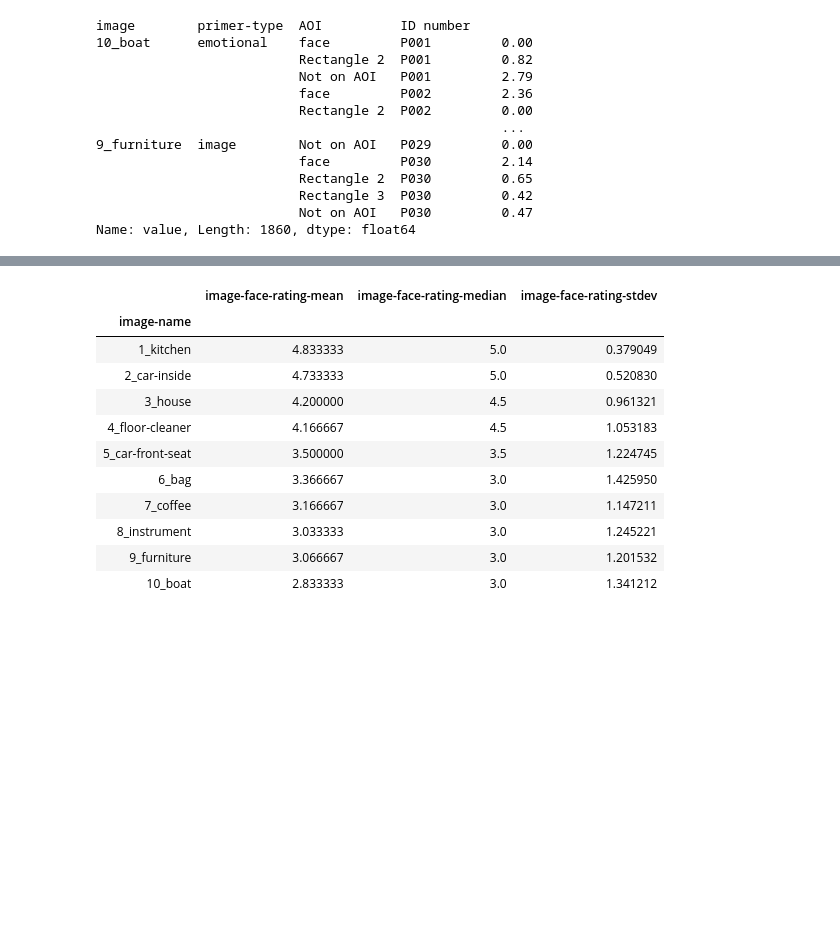
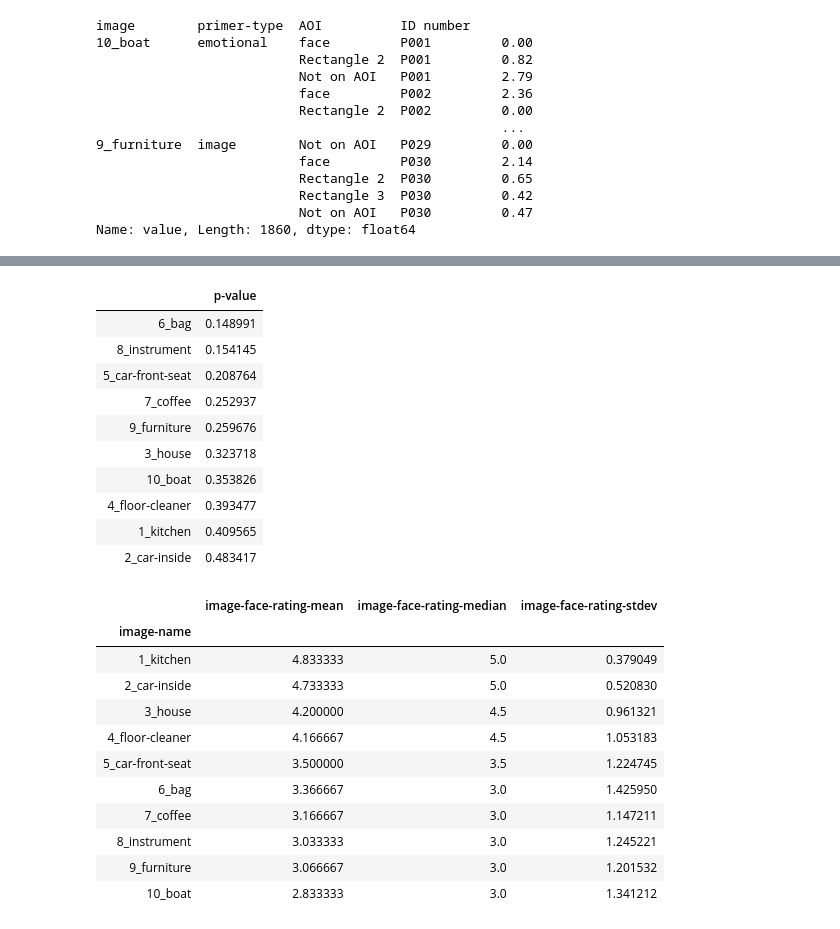
Before and after one commit to sallyi/eyetracking-cogsci-3, a Jupyter notebook: eyetracking-analysis-visit-duration.ipynb, the cells around one changed output, grey strips where cells are left out. Saved outputs shown, nothing was run; the diff lists cells and outputs as text; code cells hidden in the pictures; blank space fills up the shorter version.

```diff
--- a/eyetracking-analysis-visit-duration.ipynb
+++ b/eyetracking-analysis-visit-duration.ipynb
@@ -379,0 +411,70 @@ Name: value, Length: 1860, dtype: float64
+# %%
+image_names
+def reject_outliers(data, m=2):
+    return data[abs(data - np.mean(data)) < m * np.std(data)]
+
+def check_normality(np_array):
+    shapiro = stats.shapiro(np_array)[1]
+    if shapiro > 0.05:
+        print('shapiro pvalue %s : test is not significant. the data is indicated to be normally distributed.'%(shapiro))
+        return True
+    else:
+        print('shapiro pvalue %s : test is significant. the data is NOT indicated to be normally distributed.'%(shapiro))
+        return False
+
+
+
+def ttest(col1, col2, equal_var=False):
+    ttest_result= stats.ttest_ind(col1, col2, equal_var=equal_var)
+    if ttest_result.pvalue < 0.1:
+        print('two-sided ttest p-value is less than 0.1: it is not by chance that the sample means are different')
+    else:
+        print('two-sided ttest p-value is not statistically significant')
+    print('independent t-test p-value %s' %(ttest_result.pvalue))
+    return ttest_result.pvalue
+
+
+
+
+def mann_whitney_test(a,b):
+    # seed the random number generator
+    seed(1)
+    # compare samples
+    print("emo mean {} func mean {}".format(a.mean(), b.mean()))
+    stat, p = mannwhitneyu(a,b)
+    print('Statistics=%.3f, p=%.3f' % (stat, p))
+    # interpret
+    alpha = 0.1
+    if p > alpha:
+        print('Same distribution (fail to reject H0)')
+    else:
+        print('Different distribution (reject H0)')
+    return p
+
+tt_first_face_fix_imgs = {}
+emo_all = []
+funct_all = []
+for image in image_names:
+    print("\nRunning Welch's t-test for:", image)
+    funct_tt_first_face_fix = pivot_df[[
+        (x,  'functional', 'face') for x in image_names]][image].dropna()
+    emo_tt_first_face_fix = pivot_df[[
+        (x,  'emotional', 'face') for x in image_names]][image].dropna()
+    a = emo_tt_first_face_fix.transpose().as_matrix()[0]
+    b = funct_tt_first_face_fix.transpose().as_matrix()[0]
+    emo_all.append(a)
+    funct_all.append(b)
+    print(a, b)
+    print("variances emo {} funct {}".format(a.var(), b.var()))
+    tt_first_face_fix_imgs[image] = mann_whitney_test(a, b)
+
+tt_first_face_fix_imgs
+funct_all = np.array([item for sublist in funct_all for item in sublist])
+emo_all = np.array([item for sublist in emo_all for item in sublist])
+
+out_df = pd.DataFrame.from_dict(
+    {k: [v] for k, v in tt_first_face_fix_imgs.items()}, orient='index', columns=['p-value']).sort_values('p-value', ascending=True)
+with open('totalvisitdur_pvalues.tex', 'w') as rf:
+    rf.write(out_df.to_latex(index=True))
+out_df
+# %% [output]
@@ -380,3 +498,14 @@ Name: value, Length: 1860, dtype: float64
+|  | p-value |
+| 6_bag | 0.148991 |
+| 8_instrument | 0.154145 |
+| 5_car-front-seat | 0.208764 |
+| 7_coffee | 0.252937 |
+| 9_furniture | 0.259676 |
+| 3_house | 0.323718 |
+| 10_boat | 0.353826 |
+| 4_floor-cleaner | 0.393477 |
+| 1_kitchen | 0.409565 |
+| 2_car-inside | 0.483417 |
 # %%
 image_ratings_df
 # %% [output]
```
Also changed, not shown: parts of 9 cells of this notebook, 3 other files.
